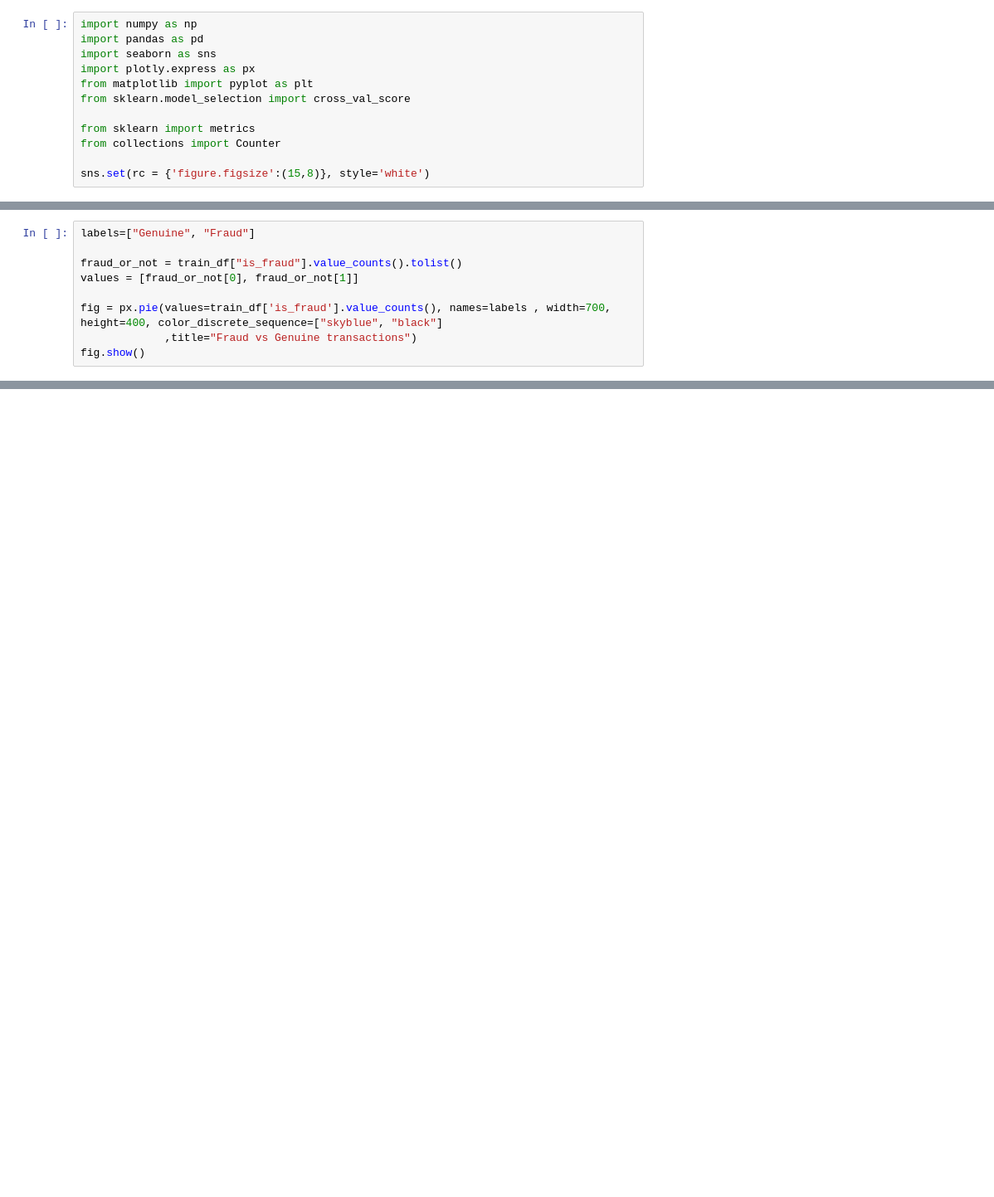
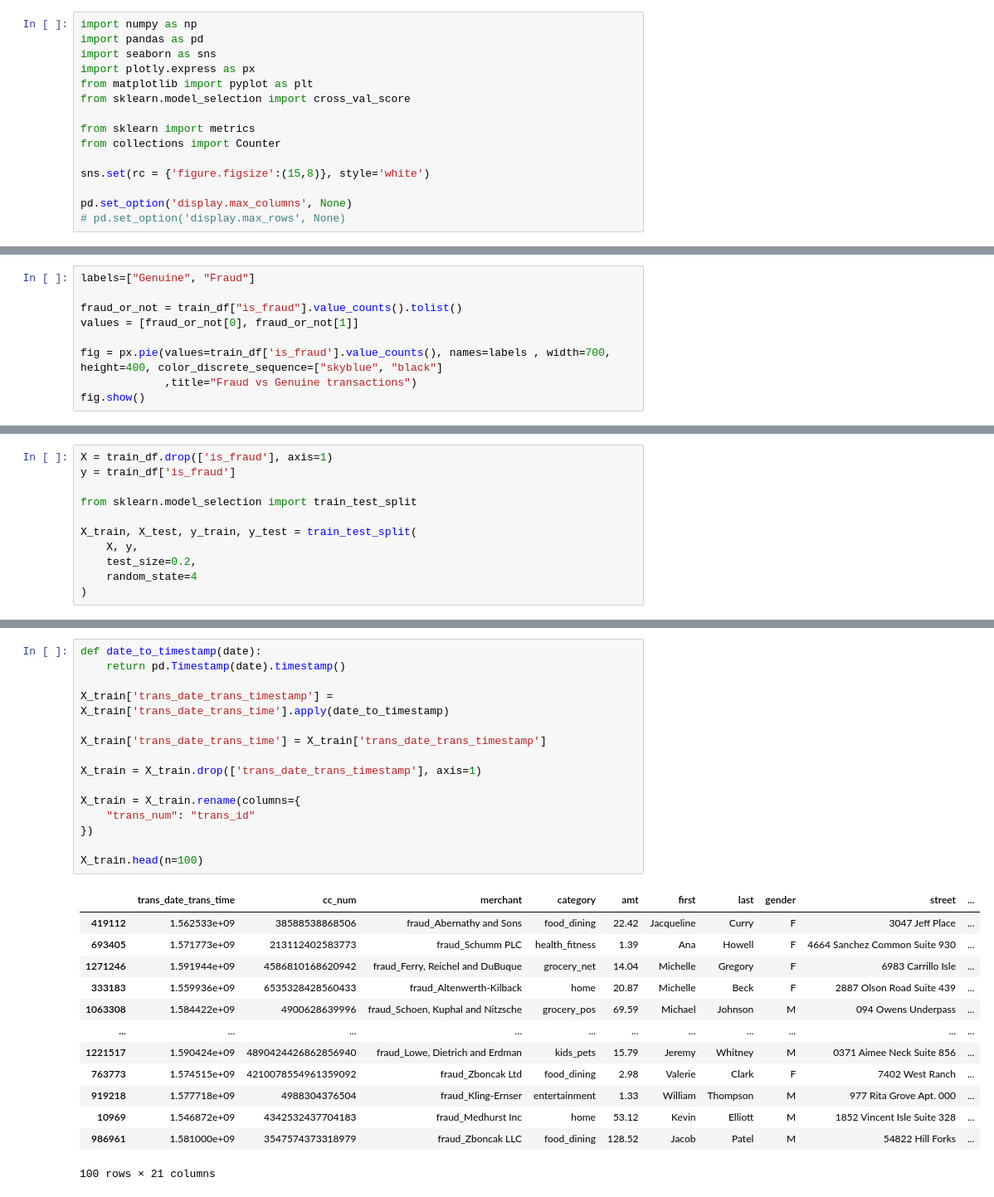
Before and after one commit to LearnerSamuelX/fraud_detection, a Jupyter notebook: M_A's_EDA.ipynb, the cells around one changed output, grey strips where cells are left out. Shown at 83% size. Saved outputs shown, nothing was run; the diff lists cells and outputs as text; blank space fills up the shorter version.

Commit message:
before visualizing X_train

```diff
--- a/M_A's_EDA.ipynb
+++ b/M_A's_EDA.ipynb
@@ -10,6 +22,9 @@ from sklearn import metrics
 from collections import Counter
 
 sns.set(rc = {'figure.figsize':(15,8)}, style='white')
+
+pd.set_option('display.max_columns', None)
+# pd.set_option('display.max_rows', None)
 # %%
 train_url="./fraudTrain.csv"
 test_url="./fraudTest.csv"
@@ -148,0 +197,11 @@ df_fraud_merchant[df_fraud_merchant['is_fraud'] == 1].sort_values(by = ['Transac
+# %%
+X = train_df.drop(['is_fraud'], axis=1)
+y = train_df['is_fraud']
+
+from sklearn.model_selection import train_test_split
+
+X_train, X_test, y_train, y_test = train_test_split(
+    X, y,
+    test_size=0.2,
+    random_state=4
+)
@@ -148,0 +210,29 @@ df_fraud_merchant[df_fraud_merchant['is_fraud'] == 1].sort_values(by = ['Transac
+# %%
+def date_to_timestamp(date):
+    return pd.Timestamp(date).timestamp()
+
+X_train['trans_date_trans_timestamp'] = X_train['trans_date_trans_time'].apply(date_to_timestamp)
+
+X_train['trans_date_trans_time'] = X_train['trans_date_trans_timestamp']
+
+X_train = X_train.drop(['trans_date_trans_timestamp'], axis=1)
+
+X_train = X_train.rename(columns={
+    "trans_num": "trans_id"
+})
+
+X_train.head(n=100)
+# %% [output]
+|  | trans_date_trans_time | cc_num | merchant | category | amt | first | last | gender | street | ... |
+| 419112 | 1.562533e+09 | 38588538868506 | fraud_Abernathy and Sons | food_dining | 22.42 | Jacqueline | Curry | F | 3047 Jeff Place | ... |
+| 693405 | 1.571773e+09 | 213112402583773 | fraud_Schumm PLC | health_fitness | 1.39 | Ana | Howell | F | 4664 Sanchez Common Suite 930 | ... |
+| 1271246 | 1.591944e+09 | 4586810168620942 | fraud_Ferry, Reichel and DuBuque | grocery_net | 14.04 | Michelle | Gregory | F | 6983 Carrillo Isle | ... |
+| 333183 | 1.559936e+09 | 6535328428560433 | fraud_Altenwerth-Kilback | home | 20.87 | Michelle | Beck | F | 2887 Olson Road Suite 439 | ... |
+| 1063308 | 1.584422e+09 | 4900628639996 | fraud_Schoen, Kuphal and Nitzsche | grocery_pos | 69.59 | Michael | Johnson | M | 094 Owens Underpass | ... |
+| ... | ... | ... | ... | ... | ... | ... | ... | ... | ... | ... |
+| 1221517 | 1.590424e+09 | 4890424426862856940 | fraud_Lowe, Dietrich and Erdman | kids_pets | 15.79 | Jeremy | Whitney | M | 0371 Aimee Neck Suite 856 | ... |
+| 763773 | 1.574515e+09 | 4210078554961359092 | fraud_Zboncak Ltd | food_dining | 2.98 | Valerie | Clark | F | 7402 West Ranch | ... |
+| 919218 | 1.577718e+09 | 4988304376504 | fraud_Kling-Ernser | entertainment | 1.33 | William | Thompson | M | 977 Rita Grove Apt. 000 | ... |
+| 10969 | 1.546872e+09 | 4342532437704183 | fraud_Medhurst Inc | home | 53.12 | Kevin | Elliott | M | 1852 Vincent Isle Suite 328 | ... |
+| 986961 | 1.581000e+09 | 3547574373318979 | fraud_Zboncak LLC | food_dining | 128.52 | Jacob | Patel | M | 54822 Hill Forks | ... |
+100 rows × 21 columns
```
Also changed, not shown: parts of 13 cells of this notebook, 1 other file.
